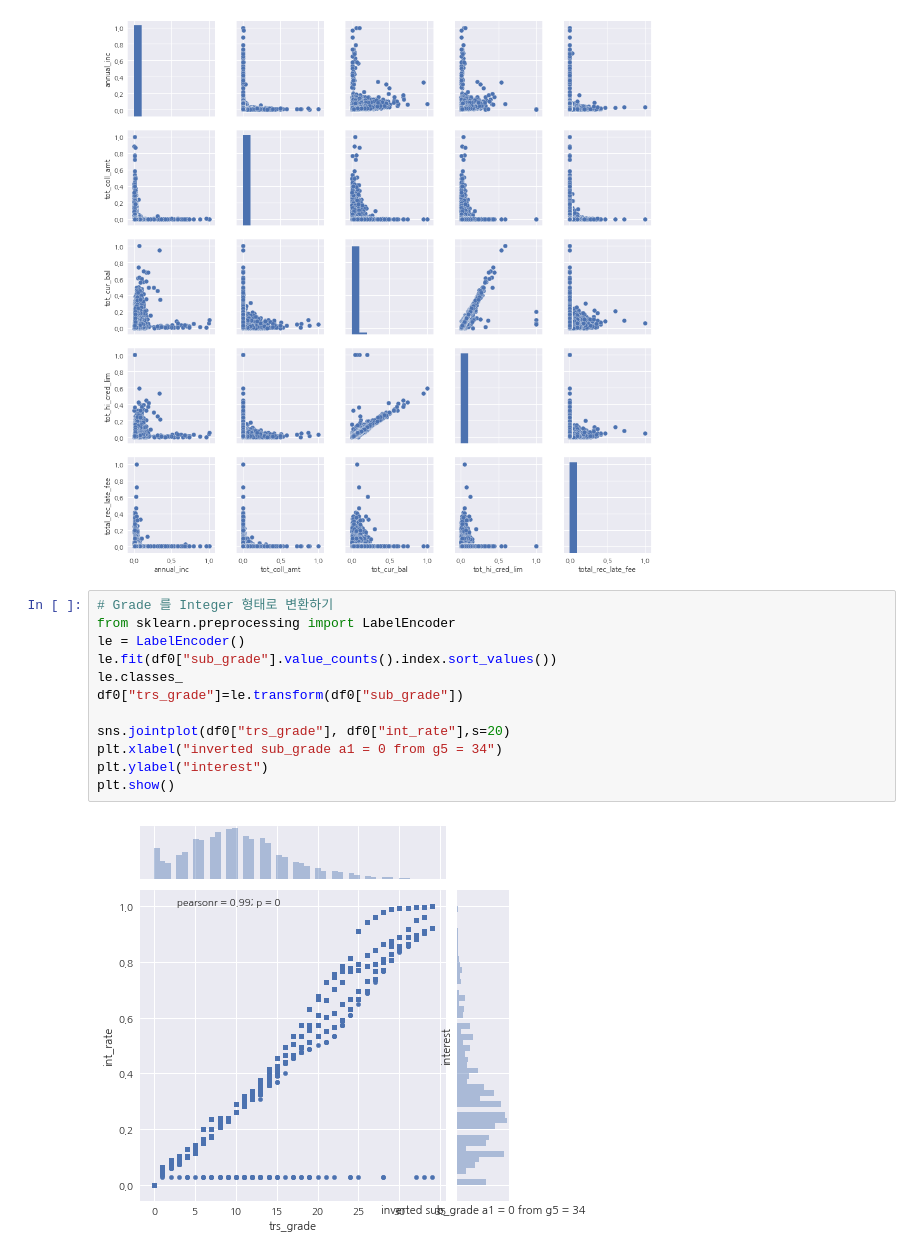
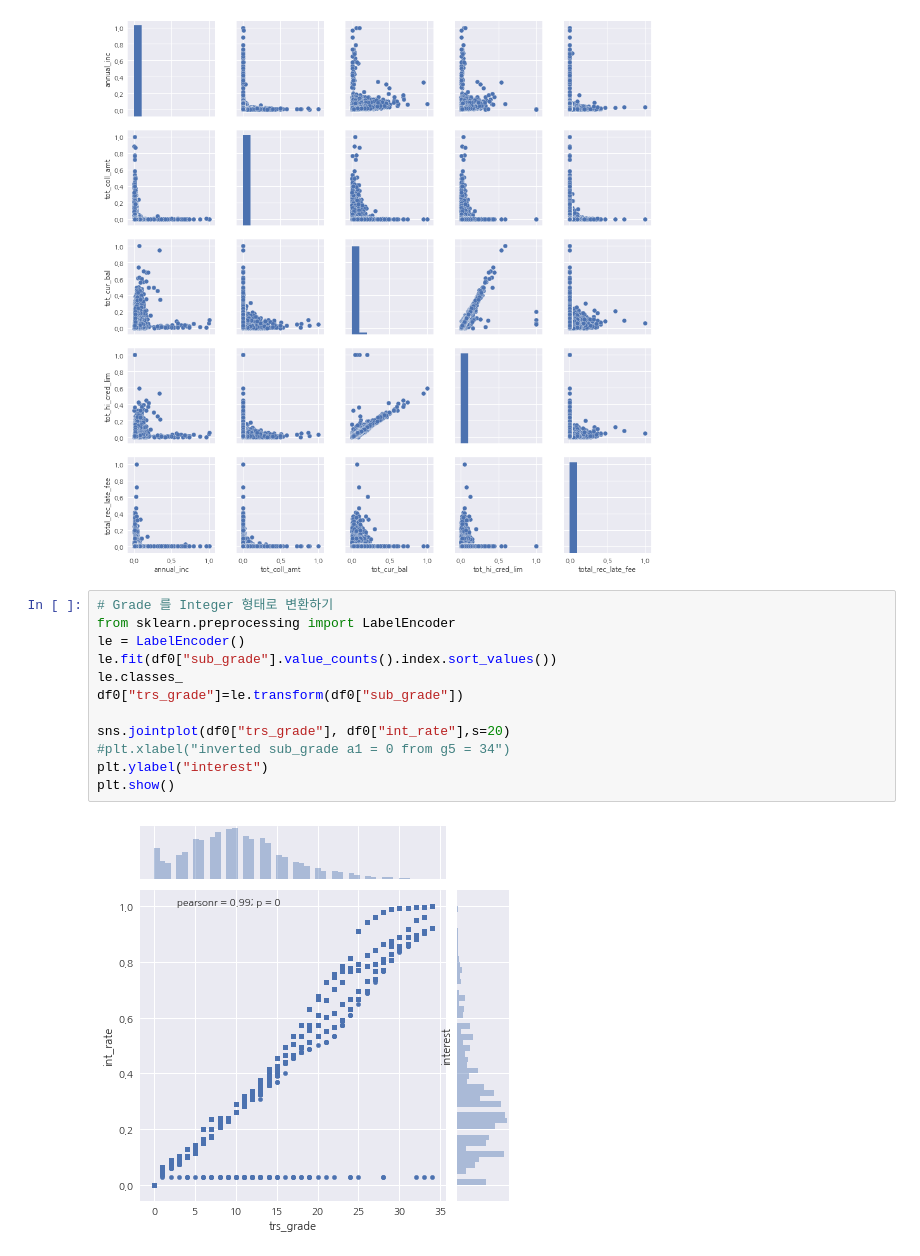
Before and after one commit to devyohan/fc_team_project2, a Jupyter notebook: notebook.ipynb, the cells around one changed output. Cells and saved outputs as stored; diff of their text form.

Commit message:
Added some plots

```diff
--- a/notebook.ipynb
+++ b/notebook.ipynb
@@ -198,14 +194,14 @@ plt.show()
 # %%
 # Grade 를 Integer 형태로 변환하기
 from sklearn.preprocessing import LabelEncoder
 le = LabelEncoder()
 le.fit(df0["sub_grade"].value_counts().index.sort_values())
 le.classes_
 df0["trs_grade"]=le.transform(df0["sub_grade"])
 
 sns.jointplot(df0["trs_grade"], df0["int_rate"],s=20)
-plt.xlabel("inverted sub_grade a1 = 0 from g5 = 34")
+#plt.xlabel("inverted sub_grade a1 = 0 from g5 = 34")
 plt.ylabel("interest")
 plt.show()
 # %% [output]
-[figure, old version]
+[figure, new version]
```
Also changed, not shown: parts of 2 cells of this notebook.
